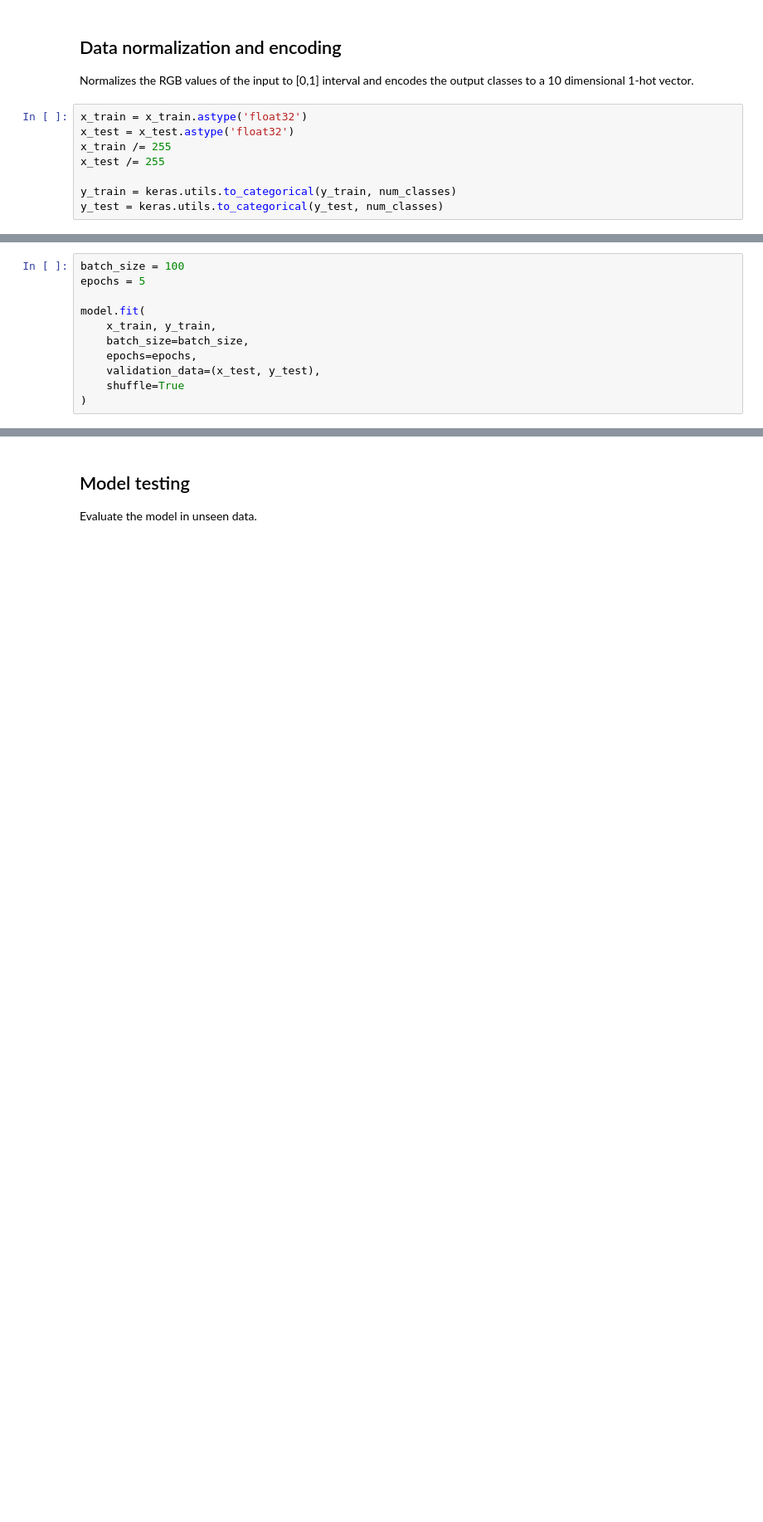
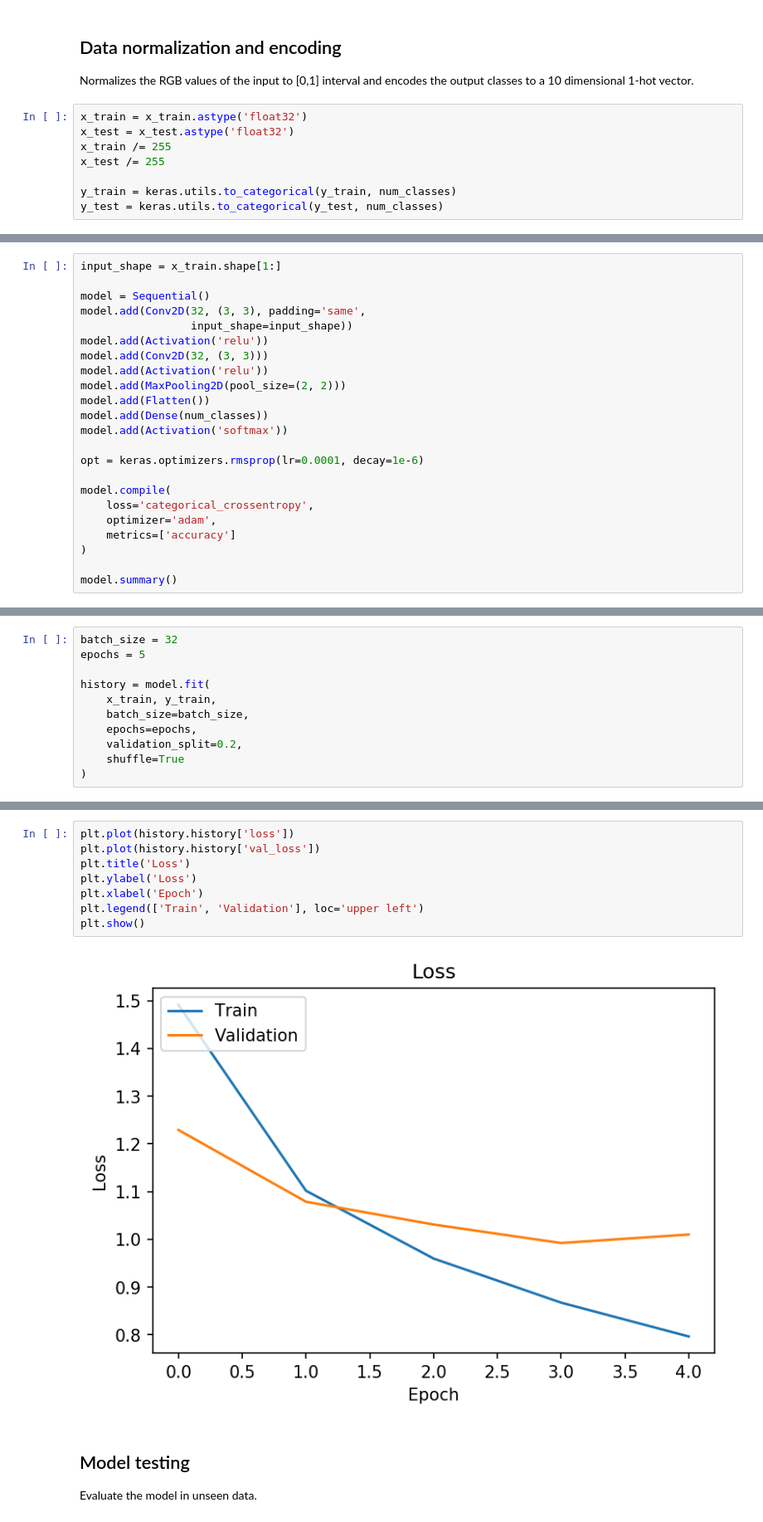
Before and after one commit to thurbridi/cnn-cifar-10, a Jupyter notebook: cnn_cifar10.ipynb, the cells around one changed output, grey strips where cells are left out. Shown: that part at 83% size. Drawn from its saved outputs; the diff is of its cells as text; blank space fills up the shorter version.

```diff
--- a/cnn_cifar10.ipynb
+++ b/cnn_cifar10.ipynb
@@ -96,0 +67,23 @@ y_test = keras.utils.to_categorical(y_test, num_classes)
+# %%
+input_shape = x_train.shape[1:]
+
+model = Sequential()
+model.add(Conv2D(32, (3, 3), padding='same',
+                 input_shape=input_shape))
+model.add(Activation('relu'))
+model.add(Conv2D(32, (3, 3)))
+model.add(Activation('relu'))
+model.add(MaxPooling2D(pool_size=(2, 2)))
+model.add(Flatten())
+model.add(Dense(num_classes))
+model.add(Activation('softmax'))
+
+opt = keras.optimizers.rmsprop(lr=0.0001, decay=1e-6)
+
+model.compile(
+    loss='categorical_crossentropy',
+    optimizer='adam',
+    metrics=['accuracy']
+)
+
+model.summary()
@@ -100,12 +111,12 @@ Note that the validation is done with the test data. This is bad practice.
 # %%
-batch_size = 100
+batch_size = 32
 epochs = 5
 
-model.fit(
+history = model.fit(
     x_train, y_train,
     batch_size=batch_size,
     epochs=epochs,
-    validation_data=(x_test, y_test),
+    validation_split=0.2,
     shuffle=True
 )
 # %% [output]
@@ -127,3 +134,13 @@ Epoch 5/5
+# %%
+plt.plot(history.history['loss'])
+plt.plot(history.history['val_loss'])
+plt.title('Loss')
+plt.ylabel('Loss')
+plt.xlabel('Epoch')
+plt.legend(['Train', 'Validation'], loc='upper left')
+plt.show()
+# %% [output]
+[figure, added]
 # %% [markdown]
 ## Model testing
 Evaluate the model in unseen data.
```
Also changed, not shown: parts of 10 cells of this notebook, 1 other file.
